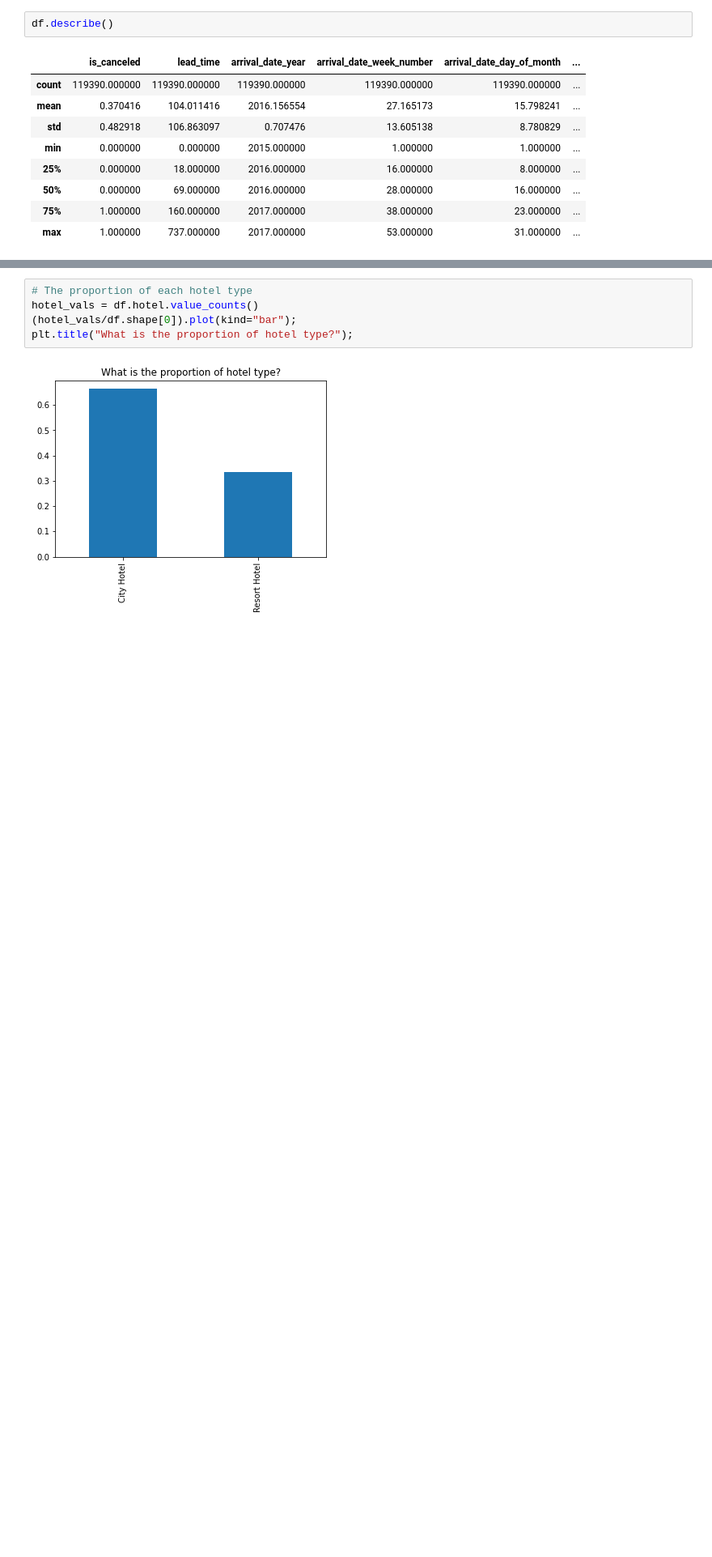
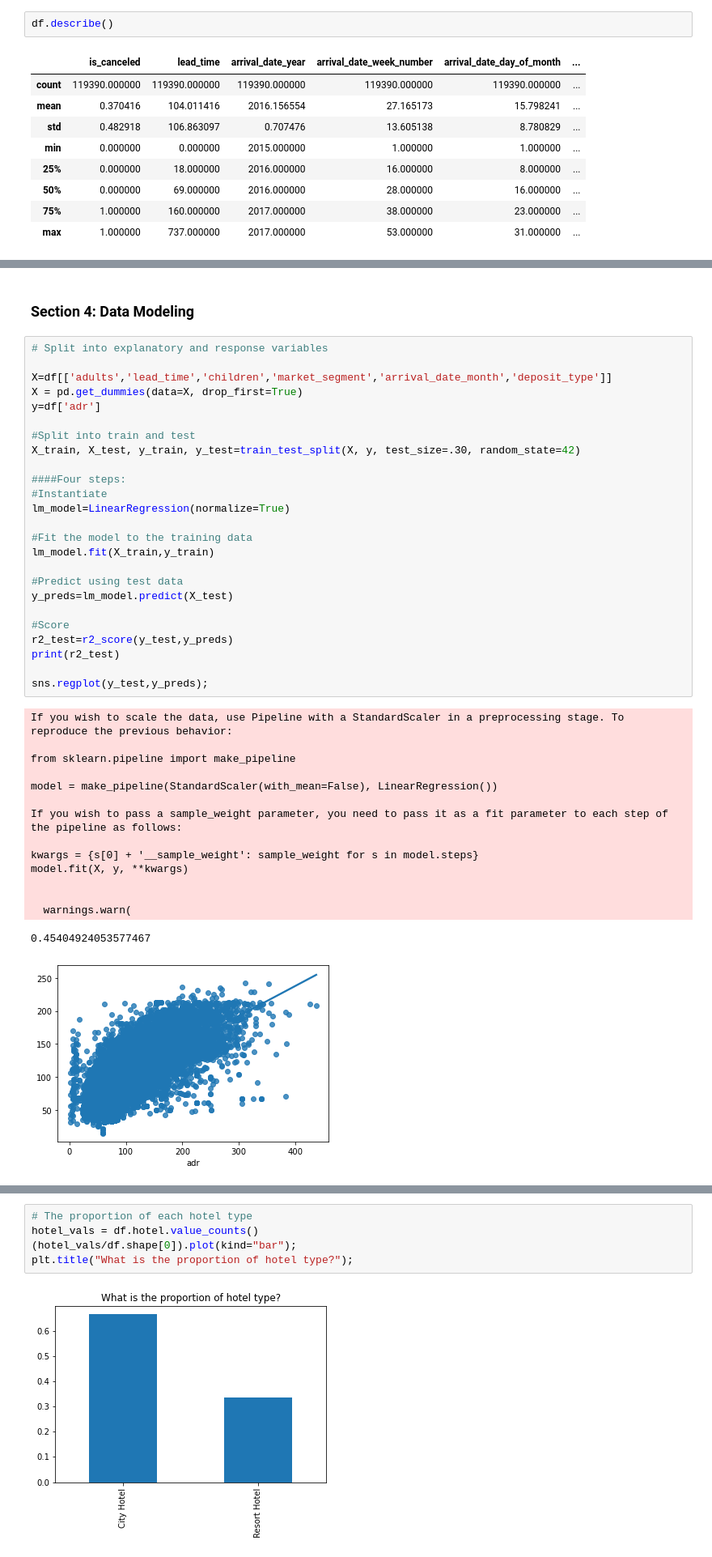
Before and after one commit to DIANASTI/hotel_bookings, a Jupyter notebook: Hotel_Bookings.ipynb, the cells around one changed output, grey strips where cells are left out. Shown: that part at 81% size. Cells and saved outputs as stored; diff of their text form; blank space fills up the shorter version.

```diff
--- a/Hotel_Bookings.ipynb
+++ b/Hotel_Bookings.ipynb
@@ -87,0 +149,43 @@ array(['Direct', 'Corporate', 'Online TA', 'Offline TA/TO', 'Groups'],
+# %% [markdown]
+### Section 4: Data Modeling
+# %%
+# Split into explanatory and response variables
+
+X=df[['adults','lead_time','children','market_segment','arrival_date_month','deposit_type']]
+X = pd.get_dummies(data=X, drop_first=True)
+y=df['adr']
+
+#Split into train and test
+X_train, X_test, y_train, y_test=train_test_split(X, y, test_size=.30, random_state=42)
+
+####Four steps:
+#Instantiate
+lm_model=LinearRegression(normalize=True)
+
+#Fit the model to the training data
+lm_model.fit(X_train,y_train)
+
+#Predict using test data
+y_preds=lm_model.predict(X_test)
+
+#Score
+r2_test=r2_score(y_test,y_preds)
+print(r2_test)
+
+sns.regplot(y_test,y_preds);
+# %% [output]
+If you wish to scale the data, use Pipeline with a StandardScaler in a preprocessing stage. To reproduce the previous behavior:
+
+from sklearn.pipeline import make_pipeline
+
+model = make_pipeline(StandardScaler(with_mean=False), LinearRegression())
+
+If you wish to pass a sample_weight parameter, you need to pass it as a fit parameter to each step of the pipeline as follows:
+
+kwargs = {s[0] + '__sample_weight': sample_weight for s in model.steps}
+model.fit(X, y, **kwargs)
+
+
+  warnings.warn(
+0.45404924053577467
+[figure, added]
```
Also changed, not shown: parts of 50 cells of this notebook.
